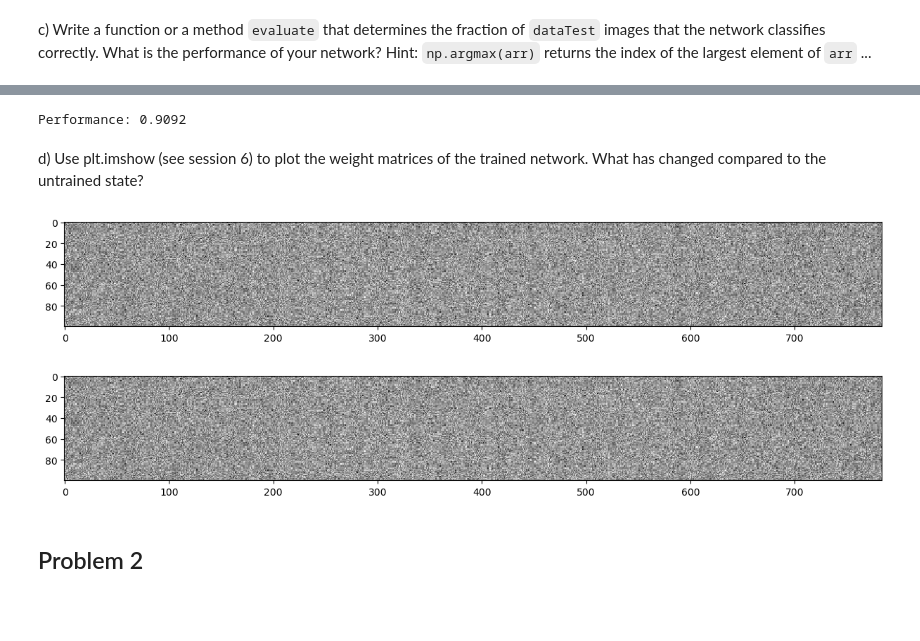
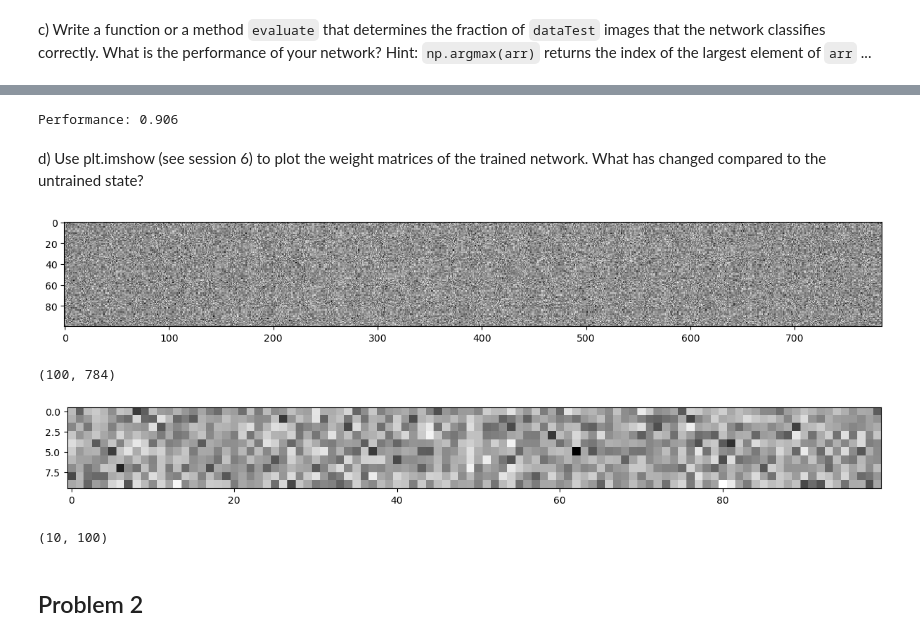
Before and after one commit to PaoAndreCM/neural-networks-labs, a Jupyter notebook: lab_7/lab7_solution.ipynb, the cells around one changed output, grey strips where cells are left out. Cells and saved outputs as stored; diff of their text form; code cells hidden in the pictures; blank space fills up the shorter version.

Commit message:
transfer code to network.py from notebook

```diff
--- a/lab_7/lab7_solution.ipynb
+++ b/lab_7/lab7_solution.ipynb
@@ -73,8 +77,8 @@ def evaluate(network, test_data, test_labels):
 # %%
-performance = evaluate(my_network, testData, testLabels)
+performance = my_network.evaluate(testData, testLabels)
 print('Performance: ' + str(performance))
 # %% [output]
-Performance: 0.9092
+Performance: 0.906
 # %% [markdown]
 d) Use plt.imshow (see session 6) to plot the weight matrices of the trained network. What has changed compared to the untrained state?
 # %%
@@ -82,15 +86,19 @@ plt.figure(figsize=(15,15))
 wihImg = my_network.wih
 plt.imshow(wihImg, cmap='Greys', interpolation='None')
 plt.show()
+print(np.shape(wihImg))
 # %% [output]
 [figure]
+(100, 784)
 # %%
 plt.figure(figsize=(15,15))
 whoImg = my_network.who
-plt.imshow(wihImg, cmap='Greys', interpolation='None')
+plt.imshow(whoImg, cmap='Greys', interpolation='None')
 plt.show()
+print(np.shape(whoImg))
 # %% [output]
-[figure, old version]
+[figure, new version]
+(10, 100)
 # %% [markdown]
 ## Problem 2
 # %% [markdown]
```
Also changed, not shown: parts of 13 cells of this notebook, 4 other files.
